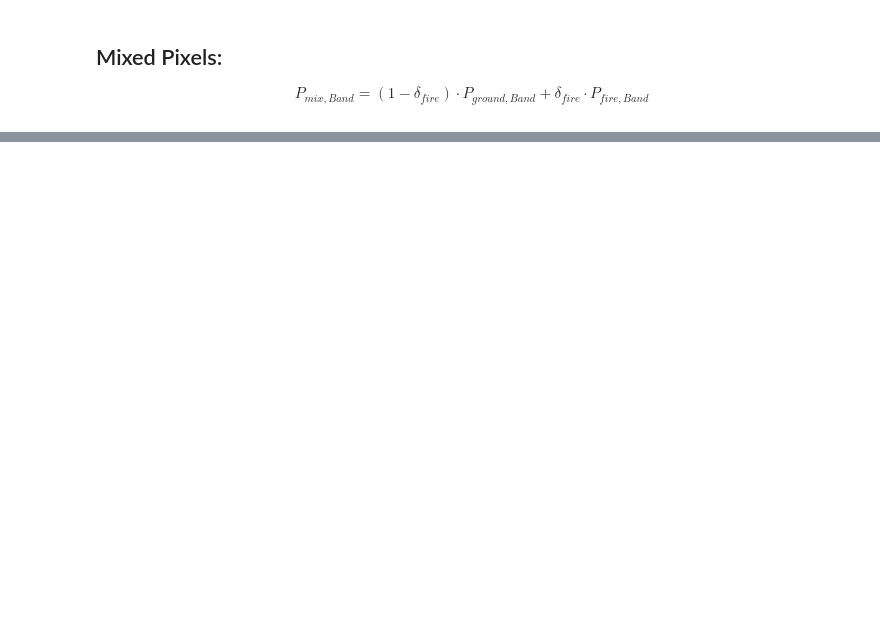
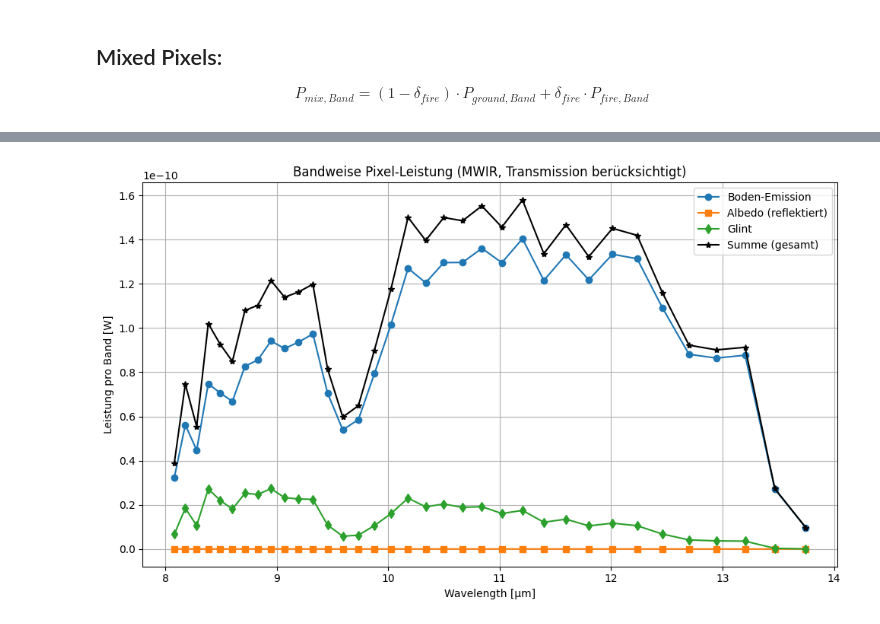
Before and after one commit to Azmi0205/Studienarbeit, a Jupyter notebook: BosonPlusSim.ipynb, the cells around one changed output, grey strips where cells are left out. Cells and saved outputs as stored; diff of their text form; code cells hidden in the pictures; blank space fills up the shorter version.

```diff
--- a/BosonPlusSim.ipynb
+++ b/BosonPlusSim.ipynb
@@ -242,10 +255,10 @@ ground_powers, _ = generic_band_power(
     single_transmission=True
 )
 
-band_centers_um = 0.5 * (band_edges[:-1] + band_edges[1:]) * 1e6
+band_centers = 0.5 * (band_edges[:-1] + band_edges[1:])
 
 plt.figure(figsize=(8, 5))
-plt.plot(band_centers_um, ground_powers, marker='o', label="Ground Band Power")
+plt.plot(band_centers * 1e6, ground_powers, marker='o', label="Ground Band Power")
 plt.xlabel("Band Centers / Wavelength (µm)")
 plt.ylabel("Band Power [W]")
 plt.title("Band‑Integrated Ground Power (8–14 µm)")
@@ -435,0 +478,39 @@ plt.show()
+# %%
+detector_factor = tau_op * alpha_det
+
+# Albedo (reflektierte Solarleistung)
+P_albedo_band, P_albedo_total = generic_band_power(
+    band_edges, tau_atm, area, theta_ap=theta_ap,
+    spectral_func=planck_lambda, spectral_args=(T_sun,),
+    factor=rho_albedo * geom * detector_factor,
+    single_transmission=False
+)
+
+# Glint (vereinfachte Annahme: wie Albedo, aber mit delta_glint als Faktor)
+P_glint_band, P_glint_total = generic_band_power(
+    band_edges, tau_atm, area, theta_ap=theta_ap,
+    spectral_func=planck_lambda, spectral_args=(T_sun,),
+    factor=delta_glint * rho_wat,
+    single_transmission=False
+)
+
+# Gesamtsumme
+P_total_band = P_ground_band + P_albedo_band + P_glint_band
+P_total = P_total_band.sum()
+# %%
+plt.figure(figsize=(10,6))
+plt.plot(band_centers * 1e6, P_ground_band, 'o-', label='Boden-Emission')
+plt.plot(band_centers * 1e6, P_albedo_band, 's-', label='Albedo (reflektiert)')
+plt.plot(band_centers * 1e6, P_glint_band, 'd-', label='Glint')
+plt.plot(band_centers * 1e6, P_total_band, 'k*-', label='Summe (gesamt)')
+
+plt.xlabel('Wavelength [µm]')
+plt.ylabel('Leistung pro Band [W]')
+#plt.yscale('log')
+plt.title('Bandweise Pixel-Leistung (MWIR, Transmission berücksichtigt)')
+plt.legend()
+plt.grid(True)
+plt.tight_layout()
+plt.show()
+# %% [output]
+[figure, added]
```
Also changed, not shown: parts of 12 cells of this notebook, 1 other file.
